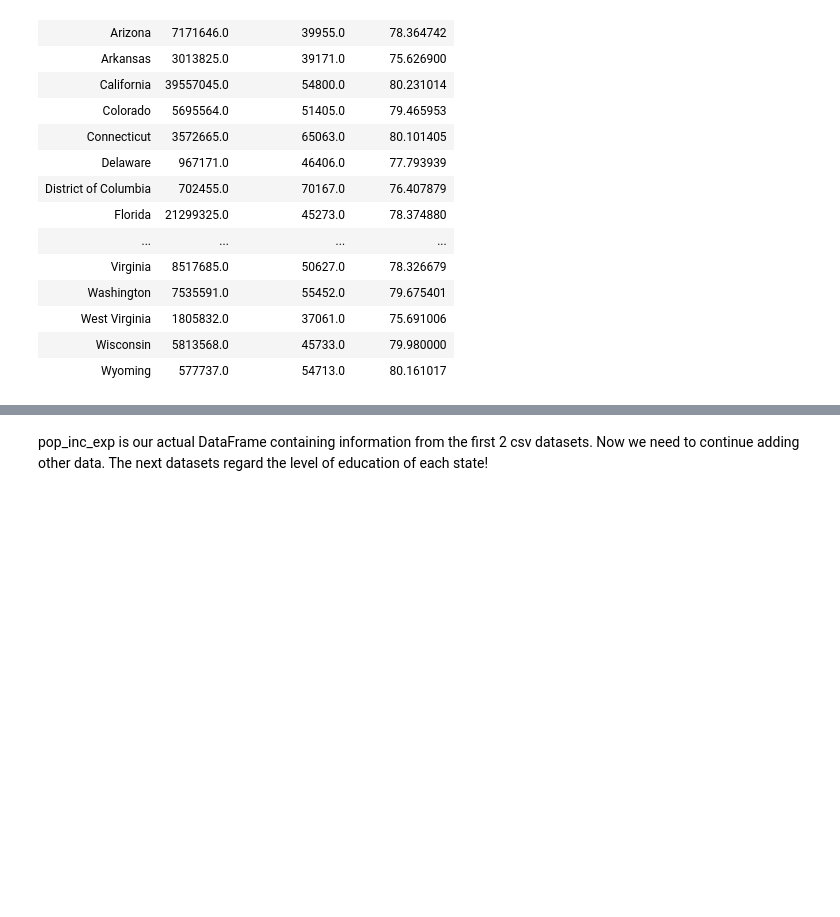
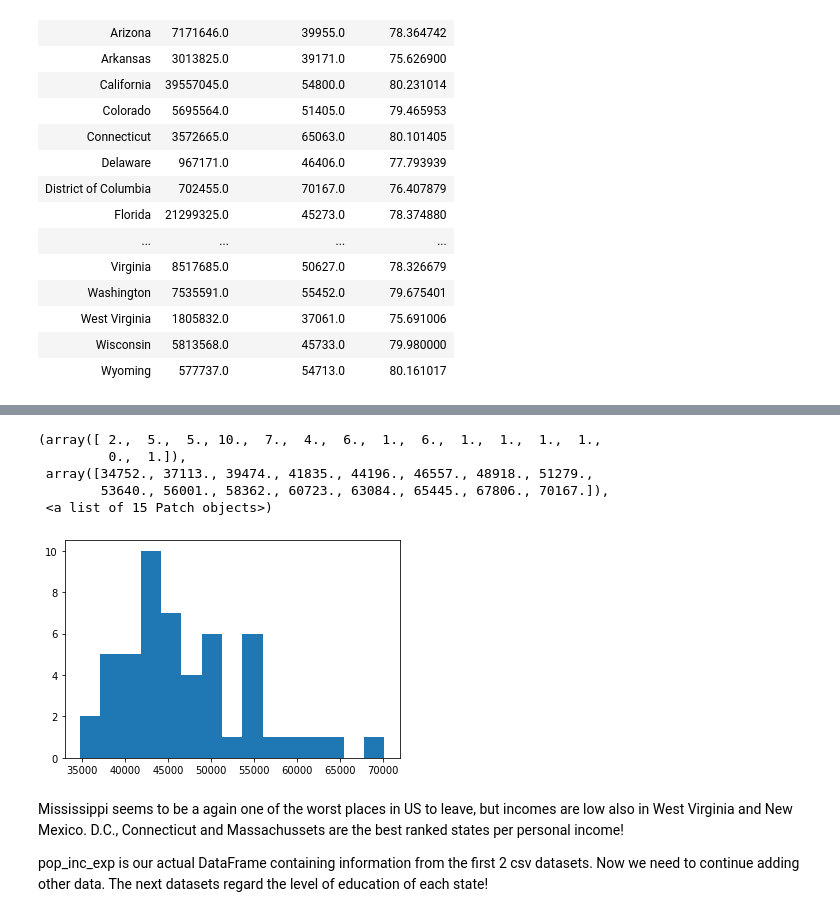
Before and after one commit to steber97/RecursionFairies_AdaProject, a Jupyter notebook: csv_datasets.ipynb, the cells around one changed output, grey strips where cells are left out. Drawn from its saved outputs; the diff is of its cells as text; code cells hidden in the pictures; blank space fills up the shorter version.

Commit message:
Added plots for the second dataset

```diff
--- a/csv_datasets.ipynb
+++ b/csv_datasets.ipynb
@@ -368,2 +389,13 @@ pop_inc_exp
+# %%
+plt.hist(pop_inc_exp.Per_capita_income, bins=15)
+# %% [output]
+(array([ 2.,  5.,  5., 10.,  7.,  4.,  6.,  1.,  6.,  1.,  1.,  1.,  1.,
+         0.,  1.]),
+ array([34752., 37113., 39474., 41835., 44196., 46557., 48918., 51279.,
+        53640., 56001., 58362., 60723., 63084., 65445., 67806., 70167.]),
+ <a list of 15 Patch objects>)
+[figure, added]
 # %% [markdown]
+Mississippi seems to be a again one of the worst places in US to leave, but incomes are low also in West Virginia and New Mexico. D.C., Connecticut and Massachussets are the best ranked states per personal income!
+
 pop_inc_exp is our actual DataFrame containing information from the first 2 csv datasets. Now we need to continue adding other data. The next datasets regard the level of education of each state!
```
Also changed, not shown: parts of 3 cells of this notebook.
